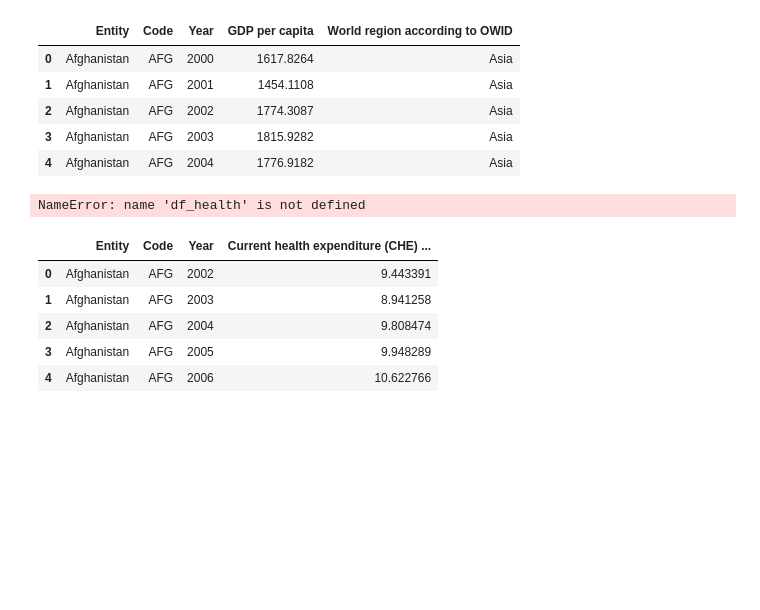
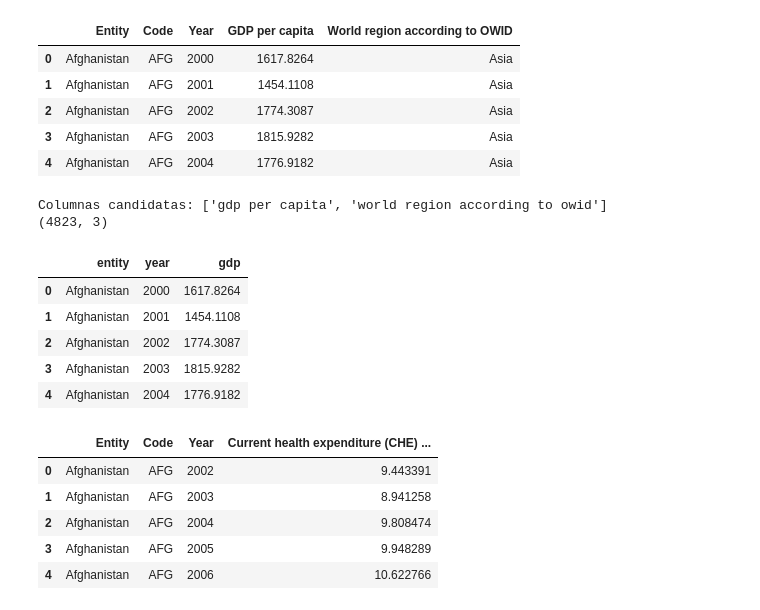
Before and after one commit to zaratemontserrat74-afk/Big-Data, a Jupyter notebook: U3_1_probabilidad_estatistica/notebooks/U3_2_Preparacion_dataset.ipynb, the cells around one changed output. Cells and saved outputs as stored; diff of their text form; code cells hidden in the pictures; blank space fills up the shorter version.

```diff
--- a/U3_1_probabilidad_estatistica/notebooks/U3_2_Preparacion_dataset.ipynb
+++ b/U3_1_probabilidad_estatistica/notebooks/U3_2_Preparacion_dataset.ipynb
@@ -392,24 +406,32 @@ df_capita.head(5)
 | 3 | Afghanistan | AFG | 2003 | 1815.9282 | Asia |
 | 4 | Afghanistan | AFG | 2004 | 1776.9182 | Asia |
 # %%
-df_health.columns = df_health.columns.str.lower()
+df_capita.columns = df_capita.columns.str.lower()
+
 columnas_capita = [c for c in df_capita.columns
-                  if c not in ["Entity", "Code", "Year", "OWD"]]
+                  if c not in ["entity", "code", "year", "owd"]]
 
 print("Columnas candidatas:", columnas_capita)
 
 
 col_capita = columnas_capita[0]
 
-df_capita_limpio = df_capita[["Entity", "Year", col_capita]].copy()
+df_capita_limpio = df_capita[["entity", "year", col_capita]].copy()
 df_capita_limpio = df_capita_limpio.rename(columns={col_capita: "gdp"})
 
-df_capita_limpio = df_capita_limpio[df_capita_limpio["Year"].between(2000, 2022)].copy()
+df_capita_limpio = df_capita_limpio[df_capita_limpio["year"].between(2000, 2022)].copy()
 
 print(df_capita_limpio.shape)
 display(df_capita_limpio.head())
 # %% [output]
-NameError: name 'df_health' is not defined
+Columnas candidatas: ['gdp per capita', 'world region according to owid']
+(4823, 3)
+|  | entity | year | gdp |
+| 0 | Afghanistan | 2000 | 1617.8264 |
+| 1 | Afghanistan | 2001 | 1454.1108 |
+| 2 | Afghanistan | 2002 | 1774.3087 |
+| 3 | Afghanistan | 2003 | 1815.9282 |
+| 4 | Afghanistan | 2004 | 1776.9182 |
 # %%
 #Total healthcare spending as a share of GDP
 #Total healthcare spending as a share of GDP 2000 to 2023. Total healthcare expenditure as the share of national gross domestic product (GDP).
```
Also changed, not shown: parts of 3 cells of this notebook.
